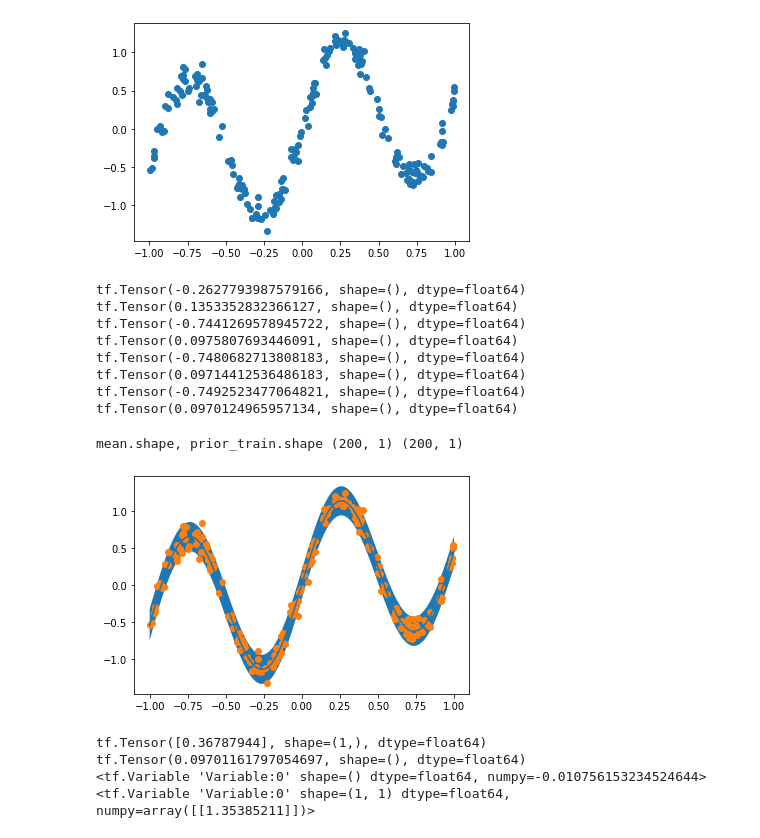
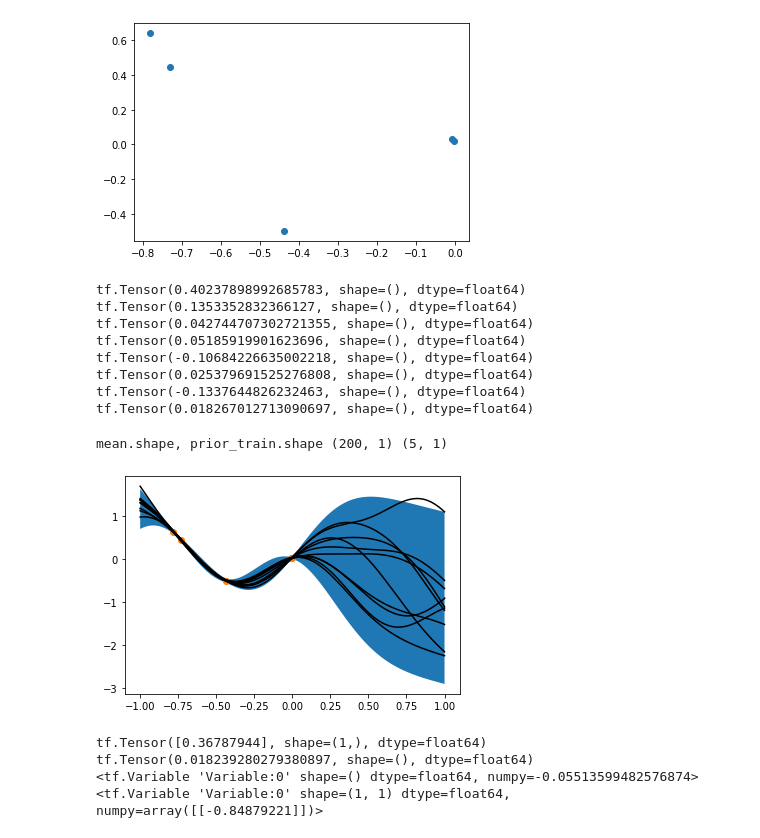
Before and after one commit to stratisMarkou/continuous-psrl, a Jupyter notebook: notebooks/test-visualise-gp-samples.ipynb, the cells around one changed output. Drawn from its saved outputs; the diff is of its cells as text; code cells hidden in the pictures.

Commit message:
small shapecheck bugfix, posterior samples work

```diff
--- a/notebooks/test-visualise-gp-samples.ipynb
+++ b/notebooks/test-visualise-gp-samples.ipynb
@@ -14,10 +14,12 @@ def f(x):
 
 xmin = -1.
 xmax = 1.
-num_points = 200
+num_points = 5
 data_noise = 1e-1
 
-x_train = tf.random.uniform(minval=xmin, maxval=xmax, shape=(num_points, 1))
+x_train = tf.random.uniform(minval=xmin,
+                            maxval=xmax,
+                            shape=(num_points, 1))
 x_train = tf.cast(x_train, dtype=dtype)
 
 y_train = f(x_train)
@@ -29,7 +31,7 @@ y_train = y_train + tf.random.normal(mean=0.,
 plt.scatter(x_train.numpy(), y_train.numpy())
 plt.show()
 # %% [output]
-[figure, old version]
+[figure, new version]
 # %%
 # Set random seed to run the same test always
 tf.random.set_seed(0)
@@ -43,7 +45,7 @@ trainable_inducing = True
 log_coeff = 0.
 log_scales = [-1.]
 log_noise = -2.
-num_ind = 10
+num_ind = 5
 
 # Initialise mean and covariance
 mean = LinearMean(input_dim=1,
@@ -88,34 +90,40 @@ for step in range(num_steps + 1):
     gradients = tape.gradient(loss, vfe_gp.trainable_variables)
     optimizer.apply_gradients(zip(gradients, vfe_gp.trainable_variables))
 # %% [output]
-tf.Tensor(-0.2627793987579166, shape=(), dtype=float64) tf.Tensor(0.1353352832366127, shape=(), dtype=float64)
-tf.Tensor(-0.7441269578945722, shape=(), dtype=float64) tf.Tensor(0.0975807693446091, shape=(), dtype=float64)
-tf.Tensor(-0.7480682713808183, shape=(), dtype=float64) tf.Tensor(0.09714412536486183, shape=(), dtype=float64)
-tf.Tensor(-0.7492523477064821, shape=(), dtype=float64) tf.Tensor(0.0970124965957134, shape=(), dtype=float64)
+tf.Tensor(0.40237898992685783, shape=(), dtype=float64) tf.Tensor(0.1353352832366127, shape=(), dtype=float64)
+tf.Tensor(0.042744707302721355, shape=(), dtype=float64) tf.Tensor(0.05185919901623696, shape=(), dtype=float64)
+tf.Tensor(-0.10684226635002218, shape=(), dtype=float64) tf.Tensor(0.025379691525276808, shape=(), dtype=float64)
+tf.Tensor(-0.1337644826232463, shape=(), dtype=float64) tf.Tensor(0.018267012713090697, shape=(), dtype=float64)
 # %%
 x_pred = tf.cast(tf.linspace(-1., 1., 200)[:, None], dtype=dtype)
 mean_pred, cov_pred = vfe_gp.post_pred(x_pred=x_pred)
 mean_pred = mean_pred[:, 0]
 # %% [output]
-mean.shape, prior_train.shape (200, 1) (200, 1)
+mean.shape, prior_train.shape (200, 1) (5, 1)
 # %%
 x_plot = x_pred[:, 0].numpy()
 mean_plot = mean_pred.numpy()
 std_plot  = tf.linalg.diag_part(cov_pred) ** 0.5
 
 plt.plot(x_pred, mean_plot)
 plt.fill_between(x_plot,
                  mean_plot - 2 * std_plot,
                  mean_plot + 2 * std_plot)
 plt.scatter(x_train.numpy(), y_train.numpy())
+
+for i in range(10):
+    sample = vfe_gp.sample_posterior(num_features=100)
+    sample = sample(x_plot[:, None], add_noise=False)
+    plt.plot(x_pred, sample[:, 0], color='k')
+
 plt.show()
 # %% [output]
-[figure, old version]
+[figure, new version]
 # %%
 print(vfe_gp.cov.scales, vfe_gp.noise)
 print(vfe_gp.mean.constant)
 print(vfe_gp.mean.coefficients)
 # %% [output]
-tf.Tensor([0.36787944], shape=(1,), dtype=float64) tf.Tensor(0.09701161797054697, shape=(), dtype=float64)
-<tf.Variable 'Variable:0' shape=() dtype=float64, numpy=-0.010756153234524644>
-<tf.Variable 'Variable:0' shape=(1, 1) dtype=float64, numpy=array([[1.35385211]])>
+tf.Tensor([0.36787944], shape=(1,), dtype=float64) tf.Tensor(0.018239280279380897, shape=(), dtype=float64)
+<tf.Variable 'Variable:0' shape=() dtype=float64, numpy=-0.05513599482576874>
+<tf.Variable 'Variable:0' shape=(1, 1) dtype=float64, numpy=array([[-0.84879221]])>
```
Also changed, not shown: 1 other file.
